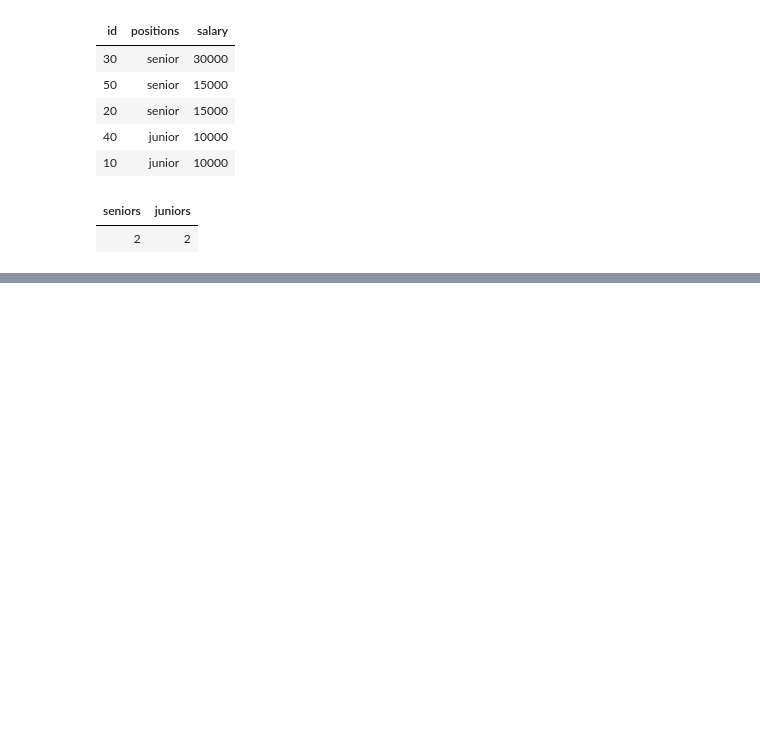
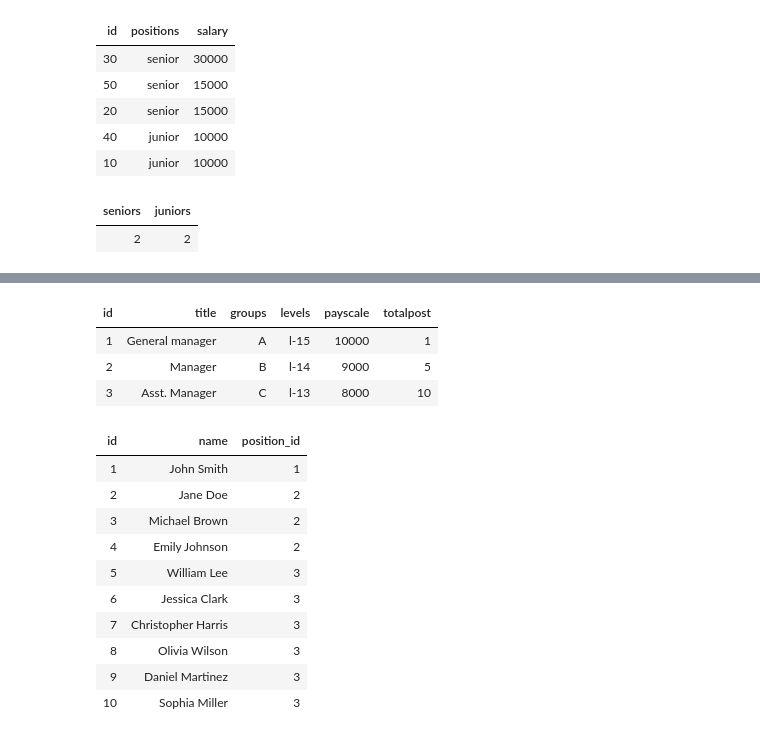
Before and after one commit to Rupam-1/SQL-Pyspark-practise_youtube, a Jupyter notebook: 06. SQL - Part4.ipynb, the cells around one changed output, grey strips where cells are left out. Cells and saved outputs as stored; diff of their text form; code cells hidden in the pictures; blank space fills up the shorter version.

```diff
--- a/06. SQL - Part4.ipynb
+++ b/06. SQL - Part4.ipynb
@@ -557,0 +564,55 @@ select seniors, juniors from cte1, cte2;
+# %%
+%sql
+DROP TABLE IF EXISTS job_positions;
+DROP TABLE IF EXISTS job_employees;
+CREATE TABLE job_positions (
+    id INT,
+    title VARCHAR(100),
+    groups VARCHAR(10),
+    levels VARCHAR(10),
+    payscale INT,
+    totalpost INT
+);
+INSERT INTO job_positions VALUES
+(1, 'General manager', 'A', 'l-15', 10000, 1),
+(2, 'Manager', 'B', 'l-14', 9000, 5),
+(3, 'Asst. Manager', 'C', 'l-13', 8000, 10);
+
+CREATE TABLE job_employees (
+    id INT,
+    name VARCHAR(100),
+    position_id INT
+);
+INSERT INTO job_employees VALUES
+(1, 'John Smith', 1),
+(2, 'Jane Doe', 2),
+(3, 'Michael Brown', 2),
+(4, 'Emily Johnson', 2),
+(5, 'William Lee', 3),
+(6, 'Jessica Clark', 3),
+(7, 'Christopher Harris', 3),
+(8, 'Olivia Wilson', 3),
+(9, 'Daniel Martinez', 3),
+(10, 'Sophia Miller', 3);
+
+SELECT * FROM job_positions;
+# %% [output]
+| id | title | groups | levels | payscale | totalpost |
+| 1 | General manager | A | l-15 | 10000 | 1 |
+| 2 | Manager | B | l-14 | 9000 | 5 |
+| 3 | Asst. Manager | C | l-13 | 8000 | 10 |
+# %%
+%sql
+SELECT * FROM job_employees;
+# %% [output]
+| id | name | position_id |
+| 1 | John Smith | 1 |
+| 2 | Jane Doe | 2 |
+| 3 | Michael Brown | 2 |
+| 4 | Emily Johnson | 2 |
+| 5 | William Lee | 3 |
+| 6 | Jessica Clark | 3 |
+| 7 | Christopher Harris | 3 |
+| 8 | Olivia Wilson | 3 |
+| 9 | Daniel Martinez | 3 |
+| 10 | Sophia Miller | 3 |
```
Also changed, not shown: parts of 2 cells of this notebook, 1 other file.
